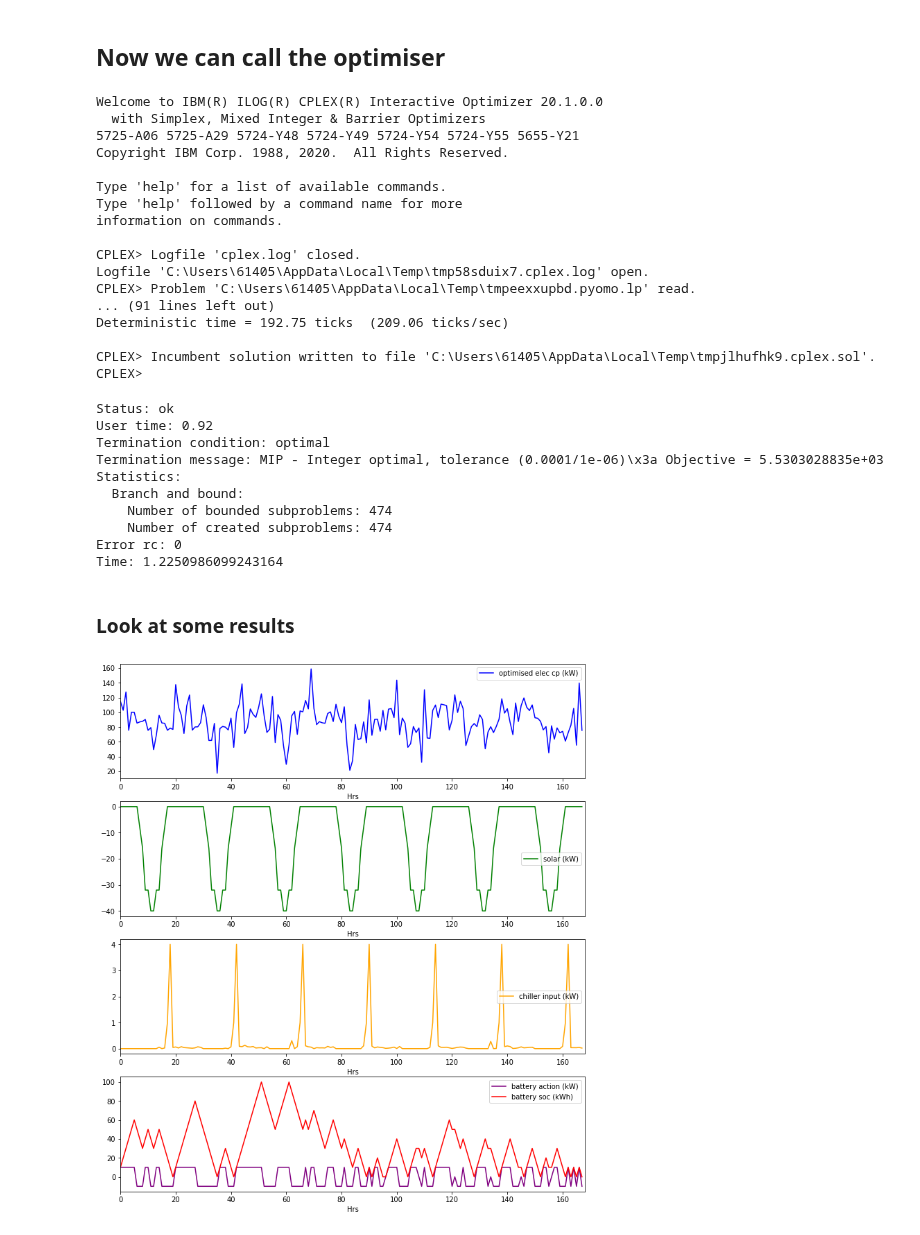
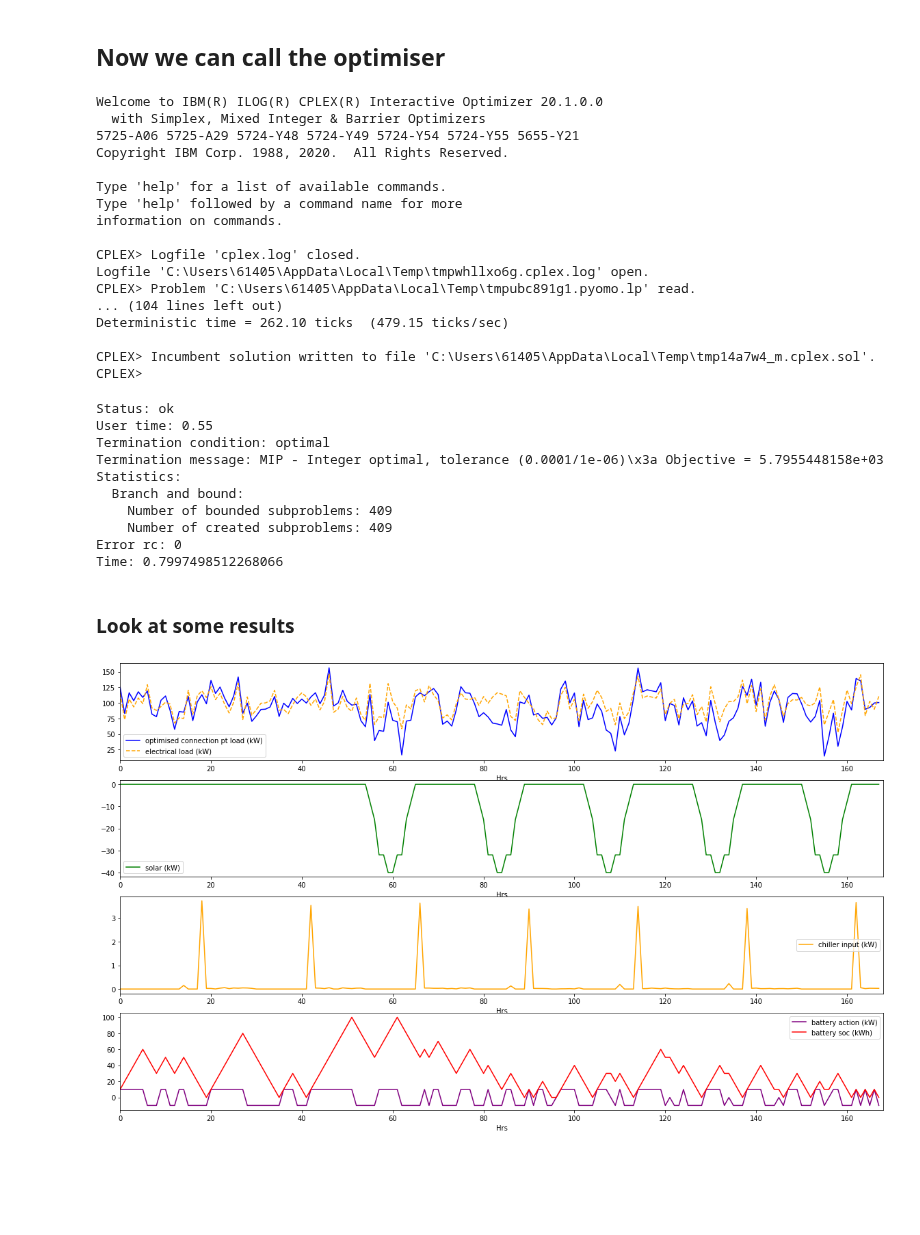
Before and after one commit to bsgip/echo, a Jupyter notebook: scripts/jupyter_examples/f&s_demo.ipynb, the cells around one changed output. Saved outputs shown, nothing was run; the diff lists cells and outputs as text; code cells hidden in the pictures; blank space fills up the shorter version.

```diff
--- a/scripts/jupyter_examples/f&s_demo.ipynb
+++ b/scripts/jupyter_examples/f&s_demo.ipynb
@@ -31,6 +31,8 @@ solar_system_size = 40  # in kW
 solar_daily_profile = [0]*7 + [0.2]*1 +[0.4]*1 + [0.8]*2 + [1]*2 + [0.8]*2 + [0.4]*1 + [0.2]*1 + [0]*7
 # Repeat this profile over a week
 solar_profile = np.array(solar_daily_profile * 7) * solar_system_size * -1
+# Take solar offline for first day
+solar_profile[0:48] = 0
 
 print(np.average(load_profile))
 # %% [output]
@@ -139,7 +141,7 @@ chiller_node = SimpleChiller(node_name='chiller')
 
 # Define pairs of points that maps chiller input to output. These points form a piecewise approx. of a nonlinear function.
 input_breakpoints = [0, 1, 4, 8, 10]
-output_values = [0, 6, 9, 10, 10]
+output_values = [0, 10, 16, 19, 20]
 
 
 # Add these points to the chiller object
@@ -179,7 +181,8 @@ gas_connection_pt_node.add_flex_ports_from_list(['upstream', 'boiler'], unit=Uni
 gas_boiler = GasBoilerFixedCOP(node_name='gas_boiler',
                                max_input=10,
                                min_input=8,
-                               cop=0.8)
+                               cop=0.8,
+                               startup_eta=0.7)
 
 # Node for aggregating carbon emissions
 carbon_agg_node = CarbonAggregation(node_name='carbon_agg')
@@ -260,26 +263,26 @@ Type 'help' followed by a command name for more
 information on commands.
 
 CPLEX> Logfile 'cplex.log' closed.
-Logfile 'C:\Users\61405\AppData\Local\Temp\tmp58sduix7.cplex.log' open.
-CPLEX> Problem 'C:\Users\61405\AppData\Local\Temp\tmpeexxupbd.pyomo.lp' read.
-... (91 lines left out)
-Deterministic time = 192.75 ticks  (209.06 ticks/sec)
+Logfile 'C:\Users\61405\AppData\Local\Temp\tmpwhllxo6g.cplex.log' open.
+CPLEX> Problem 'C:\Users\61405\AppData\Local\Temp\tmpubc891g1.pyomo.lp' read.
+... (104 lines left out)
+Deterministic time = 262.10 ticks  (479.15 ticks/sec)
 
-CPLEX> Incumbent solution written to file 'C:\Users\61405\AppData\Local\Temp\tmpjlhufhk9.cplex.sol'.
+CPLEX> Incumbent solution written to file 'C:\Users\61405\AppData\Local\Temp\tmp14a7w4_m.cplex.sol'.
 CPLEX>
 # %%
 print(optimiser.opt_status)
 # %% [output]
 Status: ok
-User time: 0.92
+User time: 0.55
 Termination condition: optimal
-Termination message: MIP - Integer optimal, tolerance (0.0001/1e-06)\x3a Objective = 5.5303028835e+03
+Termination message: MIP - Integer optimal, tolerance (0.0001/1e-06)\x3a Objective = 5.7955448158e+03
 Statistics:
   Branch and bound:
-    Number of bounded subproblems: 474
-    Number of created subproblems: 474
+    Number of bounded subproblems: 409
+    Number of created subproblems: 409
 Error rc: 0
-Time: 1.2250986099243164
+Time: 0.7997498512268066
 # %% [markdown]
 ### Look at some results
 # %%
@@ -288,36 +291,37 @@ Time: 1.2250986099243164
 # plt.xlabel('Hrs')
 # plt.legend()
 # plt.show()
 
-fig = plt.figure(figsize=(12, 14))
+fig = plt.figure(figsize=(20, 12))
 ax1 = fig.add_subplot(4, 1, 1)
-ax1.plot(optimiser.values(connection_pt_node.ports['upstream'].port_name), label='optimised elec cp (kW)', color='blue')
+ax1.plot(optimiser.values(connection_pt_node.ports['upstream'].port_name), label='optimised connection pt load (kW)', color='blue')
+ax1.plot(optimiser.values(load_port.port_name), '--', label='electrical load (kW)', color='orange')
 plt.xlabel('Hrs')
 plt.xlim([0,time_periods])
 plt.legend()
 
 ax2 = fig.add_subplot(4, 1, 2)
 ax2.plot(optimiser.values(solar_port.port_name), label='solar (kW)', color='green')
 plt.xlabel('Hrs')
 plt.xlim([0,time_periods])
 plt.legend()
 
 ax3 = fig.add_subplot(4, 1, 3)
 ax3.plot(optimiser.values(chiller_node.ports['input'].port_name), label='chiller input (kW)', color='orange')
 plt.xlabel('Hrs')
 plt.xlim([0,time_periods])
 plt.legend()
 
 ax4 = fig.add_subplot(4, 1, 4)
 ax4.plot(optimiser.values(battery_port.port_name), label='battery action (kW)', color='purple')
 ax4.plot(optimiser.values(battery_port.soc_value), label='battery soc (kWh)', color='red')
 plt.xlabel('Hrs')
 plt.xlim([0,time_periods])
 plt.legend()
 
 plt.show()
 # %% [output]
-[figure, old version]
+[figure, new version]
 # %%
 # Thermal plots
 hrs = [i for i in range(time_periods)]
```
Also changed, not shown: parts of 9 cells of this notebook, 3 other files.
